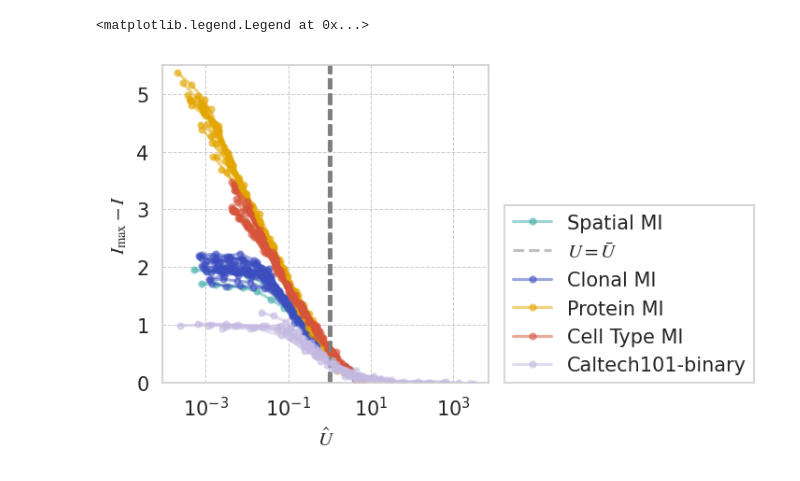
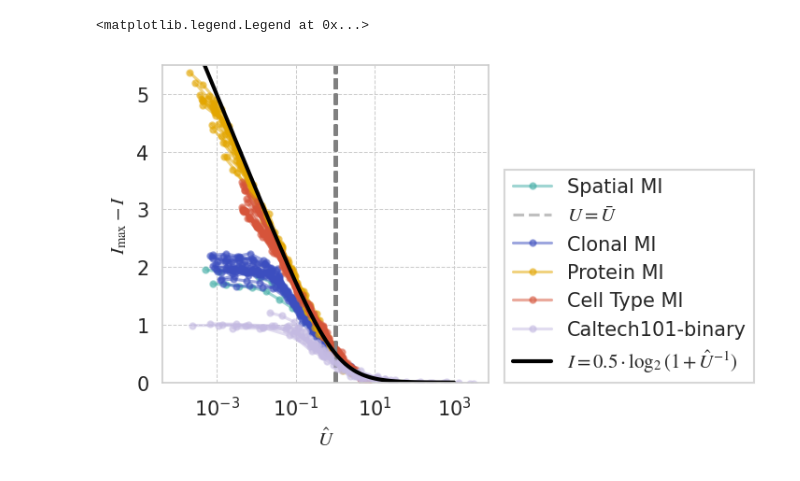
Before and after one commit to ggdna/scScaling, a Jupyter notebook: analysis/universal_curve.ipynb, the cells around one changed output. Cells and saved outputs as stored; diff of their text form; code cells hidden in the pictures.

Commit message:
add the asymptotic curve

```diff
--- a/analysis/universal_curve.ipynb
+++ b/analysis/universal_curve.ipynb
@@ -116,31 +116,36 @@ for i, x in enumerate(classes[:-1]):
     params['B'].min = 0
 
     # fit model
     result = model.fit(y_data, params, x=x_data)
 
     if result.params['A'].stderr is not None and result.params['B'].stderr is not None:
 
         if result.params['A'].stderr < result.params['A'].value and result.params['B'].stderr < result.params['B'].value:
 
 
             x_bar = 1/result.params['A'].value
 
             x_hat = x_data / x_bar
 
             I_max = 0.5 * np.log2(result.params['B'].value/result.params['A'].value)
 
             axs.plot(x_data / x_bar, I_max-y_data, color=c6[0], marker='o',
                     alpha=0.5, markersize=3, label='Caltech101-binary')
 
 
+xs = np.logspace(-4, 3, 100)
+ys = 0.5*np.log2(1 + 1/xs)
+axs.plot(xs, ys, color='black', linestyle='-', alpha=1, lw=2,
+         label=r'$I = 0.5 \cdot \log_2(1 + \hat{U}^{-1})$')
+
 
 plt.xscale('log')
 plt.ylabel(r'$I_{\max} - I$',)
 plt.xlabel(r'$\hat{U}$')
 plt.ylim(0, 5.5)
 handles, labels = plt.gca().get_legend_handles_labels()
 by_label = dict(zip(labels, handles))
 plt.legend(by_label.values(), by_label.keys(), loc=(1.05, 0.0))
 # %% [output]
 <matplotlib.legend.Legend at 0x...>
-[figure, old version]
+[figure, new version]
```
